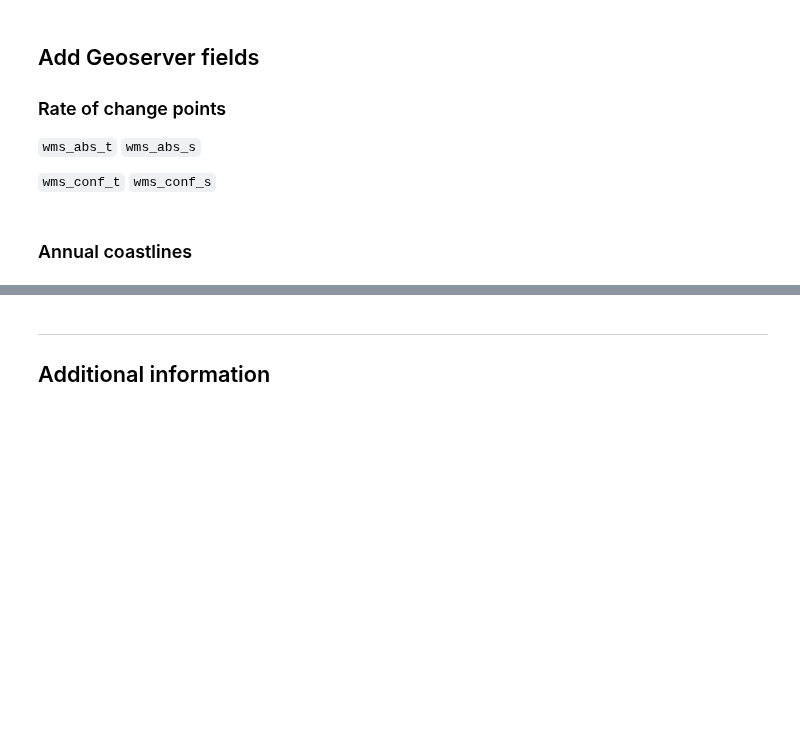
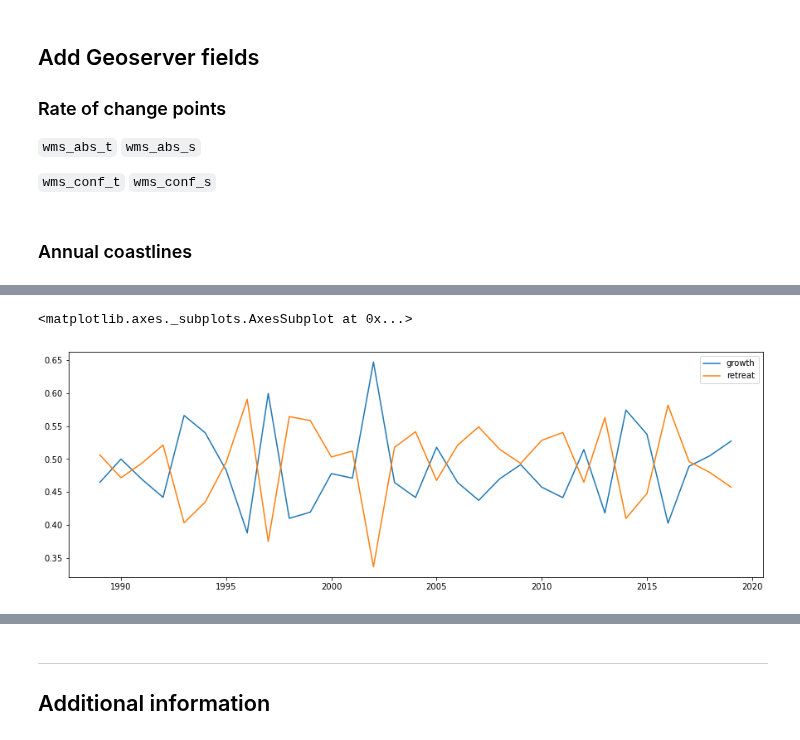
Before and after one commit to GeoscienceAustralia/dea-coastlines, a Jupyter notebook: DEACoastlines_statistics.ipynb, the cells around one changed output, grey strips where cells are left out. Cells and saved outputs as stored; diff of their text form; code cells hidden in the pictures; blank space fills up the shorter version.

```diff
--- a/DEACoastlines_statistics.ipynb
+++ b/DEACoastlines_statistics.ipynb
@@ -312,0 +303,22 @@ contours_gdf.to_file('releases/DEACoastlines_v1.0.0-beta/DEACoastlines_v1.0.0_ge
+# %%
+import numpy as np
+def remove_outliers(x):
+
+    if x.outl_time is not None:
+        columns = [f'{"dist_"}{i}' for i in x.outl_time.split(" ") if i]
+        x[columns] = np.nan
+
+    return x
+
+
+points_gdf_nooutliers = points_gdf.apply(remove_outliers, axis=1)
+
+# import dask.dataframe as dd
+
+# data_dd = dd.from_pandas(points_gdf, npartitions=8)
+# points_gdf_nooutliers = (data_dd.map_partitions(lambda df: df.apply(remove_outliers, axis=1), meta=np.float).compute(scheduler='processes'))
+# %%
+# filter_rows = points_gdf_nooutliers.geometry.x > 976653.74446177
+subset_gdf = points_gdf_nooutliers.loc[:,
+                                       points_gdf_nooutliers.columns.str.contains('dist_')]
+subset_gdf.head()
@@ -312,0 +333,3 @@ contours_gdf.to_file('releases/DEACoastlines_v1.0.0-beta/DEACoastlines_v1.0.0_ge
+# %%
+diff_gdf = subset_gdf.diff(periods=1, axis=1)
+diff_gdf
@@ -312,0 +350,23 @@ contours_gdf.to_file('releases/DEACoastlines_v1.0.0-beta/DEACoastlines_v1.0.0_ge
+# %%
+years = range(1989,2020)
+thresh = 0
+
+retreat_rates = []
+growth_rates = []
+
+for year in years:
+
+
+    retreat_perc = (diff_gdf[f"dist_{year}"] <= -thresh).mean().item()
+    growth_perc = (diff_gdf[f"dist_{year}"] >= thresh).mean().item()
+    retreat_rates.append(retreat_perc)
+    growth_rates.append(growth_perc)
+
+#     print(f'{year} growth greater than {str(thresh)} m / year: {retreat_perc:.2%}')
+#     print(f'    retreat greater than {str(thresh)} m / year: {growth_perc:.2%}')
+# %%
+test = pd.DataFrame(data={'growth': growth_rates, 'retreat': retreat_rates}, index=years)  #.drop([1991, 1992, 1993, 1994])
+test.plot(figsize=(15, 5))
+# %% [output]
+<matplotlib.axes._subplots.AxesSubplot at 0x...>
+[figure, added]
```
Also changed, not shown: parts of 13 cells of this notebook, 4 other files.
